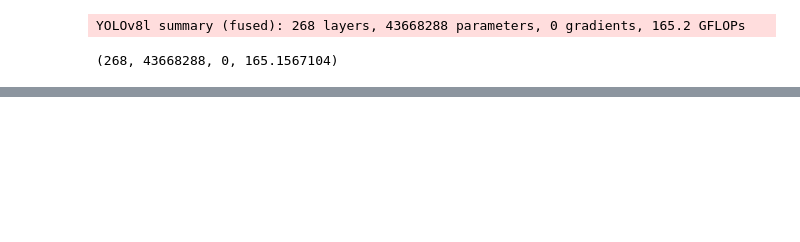
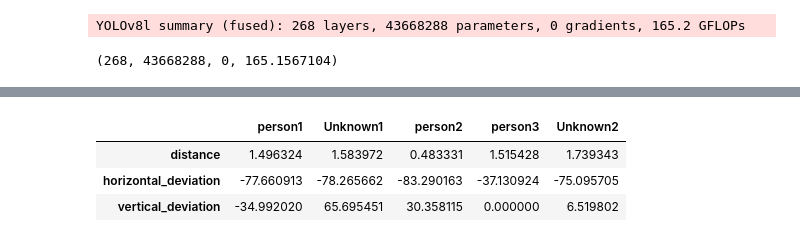
Before and after one commit to Evahns/VizuoSense, a Jupyter notebook: Object detection and tracking/inference.ipynb, the cells around one changed output, grey strips where cells are left out. Drawn from its saved outputs; the diff is of its cells as text; code cells hidden in the pictures; blank space fills up the shorter version.

```diff
--- a/Object detection and tracking/inference.ipynb
+++ b/Object detection and tracking/inference.ipynb
@@ -166,0 +196,7 @@ Object: backpack, Distance: 1.7269947528839111 meters
+# %%
+data.head()
+# %% [output]
+|  | person1 | Unknown1 | person2 | person3 | Unknown2 |
+| distance | 1.496324 | 1.583972 | 0.483331 | 1.515428 | 1.739343 |
+| horizontal_deviation | -77.660913 | -78.265662 | -83.290163 | -37.130924 | -75.095705 |
+| vertical_deviation | -34.992020 | 65.695451 | 30.358115 | 0.000000 | 6.519802 |
```
Also changed, not shown: parts of 9 cells of this notebook.
